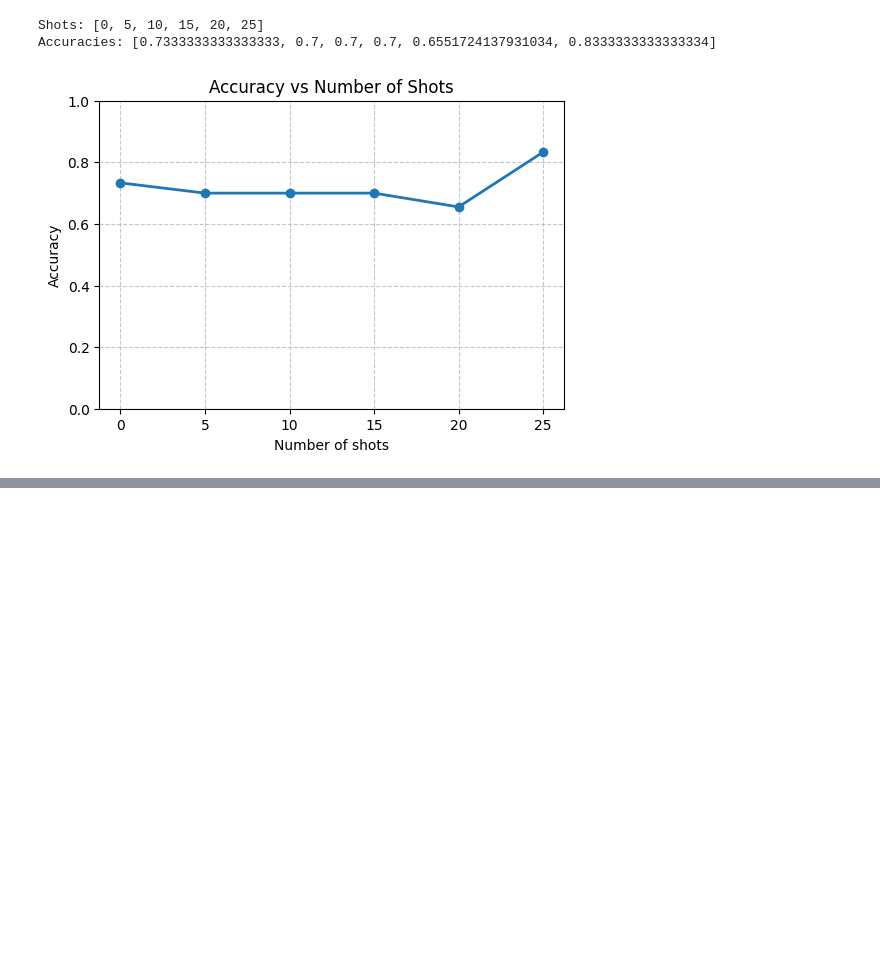
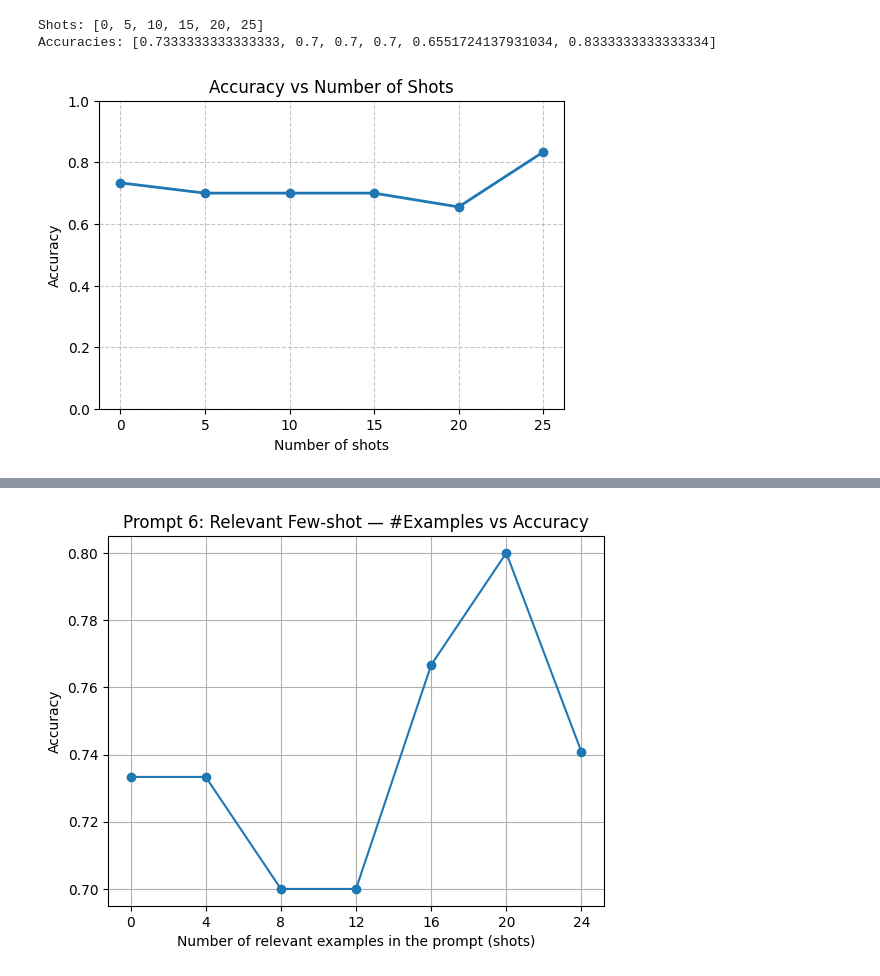
Before and after one commit to rith777/sub_mining, a Jupyter notebook: A3-llama3_Kiran.ipynb, the cells around one changed output, grey strips where cells are left out. Drawn from its saved outputs; the diff is of its cells as text; code cells hidden in the pictures; blank space fills up the shorter version.

Commit message:
include different sentence prompt6
experiment number of sentences prompt 6

```diff
--- a/A3-llama3_Kiran.ipynb
+++ b/A3-llama3_Kiran.ipynb
@@ -76,7 +76,7 @@ def evaluate(base_prompt, data_slice):
         ground_truth.append(row.labels)
         prompt += f"{i}. {row.text}\n"
 
-    prompt += "\nReturn the results in this format:\n<number>. <label>\n" "using only 'offensive' or 'non-offensive'. Do not include any other text.\n"
+    prompt += "\nReturn the results in this format:\n<number>. <label>\n"
 
     print("----- Prompt Sent -----")
     print(prompt[:800] + ("...\n" if len(prompt) > 800 else ""))
@@ -84,7 +84,7 @@ def evaluate(base_prompt, data_slice):
     response = client.completions.create(
         model="local model",
         prompt=prompt,
-        max_tokens=400,
+        max_tokens=4000,
         temperature=0,
         stop=["Classify"]
     )
@@ -179,14 +179,14 @@ Please note these are the definitions of offensive/non-offensive so try to stick
 
 
 #to quickly check results
-test_slice = test_df.head(30)
+test_slice = test_df.head(200)
 
 all_predictions = []
 all_truth_labels = []
 
 for piece in range(0, len(test_slice), 10):
     #pred, truth = evaluate(prompts["prompt5"], test_slice[piece:piece+10])
-    predictions, truth = evaluate(prompts["prompt5"], test_slice[piece:piece+10])
+    predictions, truth = evaluate(prompts["prompt3"], test_slice[piece:piece+10])
 
     all_predictions.extend(predictions)
     all_truth_labels.extend(truth)
@@ -209,7 +209,7 @@ all_predictions  = all_predictions[:n]
 #     zero_division=0
 # ))
 
-from sklearn.metrics import accuracy_score
-accuracy = accuracy_score(all_truth_labels, all_predictions)
-print("Accuracy:", accuracy)
+#from sklearn.metrics import accuracy_score
+#accuracy = accuracy_score(all_truth_labels, all_predictions)
+#print("Accuracy:", accuracy)
 # %% [output]
@@ -295,3 +299,82 @@ plt.show()
 Shots: [0, 5, 10, 15, 20, 25]
 Accuracies: [0.7333333333333333, 0.7, 0.7, 0.7, 0.6551724137931034, 0.8333333333333334]
 [figure]
+# %%
+examples = [
+    #offensive
+    ("LIBERALS ARE LIKE MONKEYS THROWING THEIR OWN SHIT AT EVERYTHING", "offensive"),
+    ("Smack the shit outta her 😂😂", "offensive"),
+    ("HEY BEE ITCH YOU WILL BE INDICTED AND WILL GO TO GITMO", "offensive"),
+    ("These mentally deranged Liberals are totally disgusting jerks!", "offensive"),
+    ("@USER I like how her boobs have the same mass as her belly XD", "offensive"),
+    ("@USER No prison time for you. You're going to get McCain-ed 😂🤣😂 #DeathPenalty #Treason #Pedogate #MAGA #QAnon", "offensive"),
+    ("@USER You liberals... smh...tweeting stupid shit! Trump order elimination of isis (Obama didn’t)…", "offensive"),
+    ("@USER There is no such thing as an Antifa warrior. They are all coward bitches. Marcus Smart is tougher than that by far", "offensive"),
+    ("@USER Clown", "offensive"),
+    ("@USER I'm not an asshole libtard.", "offensive"),
+    ("@USER you're a jerk. Attacking julie for standing by her husband. You're just like all the other liberals want to ruin peoples lives.", "offensive"),
+    ("@USER Just because his best stats season was at 34 doesn’t mean he’s the greatest pl midfielder 🤣 fuck off", "offensive"),
+    #non-offensive
+    ("She is telling to be best to students. Wow ! What a role model she is.", "non-offensive"),
+    ("So what I read was gun control doesn’t work and CA politicians are working against Californians sounds about right", "non-offensive"),
+    ("He IS Mark Twain in my eyes. Love him.", "non-offensive"),
+    ("Nobody interferes and steals elections for liberals in western democracies including America than Soros. Why there is no investigation and are no charges against him? Yet!", "non-offensive"),
+    ("$10 B/W commissions are still available! Please DM if you are interested! #artistforhire", "non-offensive"),
+    ("@USER @USER @USER @USER @USER It'll be the lack of a range of good olive oil that will cause my mayhem", "non-offensive"),
+    ("@USER Legally you need to take 15 min break every 2 hours and a lunch after 4 if you stream for more than 5 hours", "non-offensive"),
+    ("@USER She is soooo pretty!!!!!!", "non-offensive"),
+    ("@USER Antifa is expressly anti Nazi. Is Nunes identifying with Nazis?", "non-offensive"),
+    ("@USER I am truly sorry that you are having a rough day. I hope it gets better for you. I am doing fantastic.", "non-offensive"),
+    ("@USER And there I was thinking I couldn't like you any more than I already did... Brilliant. 😀❤️💉❤️😀", "non-offensive"),
+    ("@USER What's that GIF called?", "non-offensive"),
+]
+
+def build_prompt6(ex_subset):
+    prompt = (
+        "You are a classifier of hate speech.\n"
+        "Below are example tweets with their correct labels:\n\n"
+    )
+    for text, lab in ex_subset:
+        prompt += f"\"{text}\" → {lab}\n"
+    prompt += (
+        "\nNow classify each of the following new tweets as "
+        "'offensive' or 'non-offensive':\n\n"
+    )
+    return prompt
+
+
+test_slice = test_df.head(30)
+
+from sklearn.metrics import accuracy_score
+import numpy as np
+import matplotlib.pyplot as plt
+
+shots = [0, 4, 8, 12, 16, 20, 24]
+
+accuracy = []
+
+for shot in shots:
+    curated_subset = examples[:shot]
+    prompt6_text  = build_prompt6(curated_subset)
+
+    prediction, truth = evaluate(prompt6_text, test_slice)
+
+    # Trim to common length (guard against occasional short outputs)
+    n = min(len(prediction), len(truth))
+    if n == 0:
+        acc = np.nan
+    else:
+        accuracy = accuracy_score(truth[:n], prediction[:n])
+
+    accuracy.append(acc)
+    print(f"{shot}-shot accuracy: {accuracy:.3f}")
+
+plt.figure()
+plt.plot(shots, accuracy, marker='o')
+plt.xlabel("Number of relevant examples in the prompt")
+plt.ylabel("Accuracy")
+plt.title("Prompt 6: Relevant Few-shot — Examples vs Accuracy")
+plt.xticks(shots)
+plt.grid(True)
+plt.show()
+# %% [output]
@@ -297,0 +398 @@ Accuracies: [0.7333333333333333, 0.7, 0.7, 0.7, 0.6551724137931034, 0.8333333333
+[figure, added]
```
Also changed, not shown: parts of 4 cells of this notebook.
